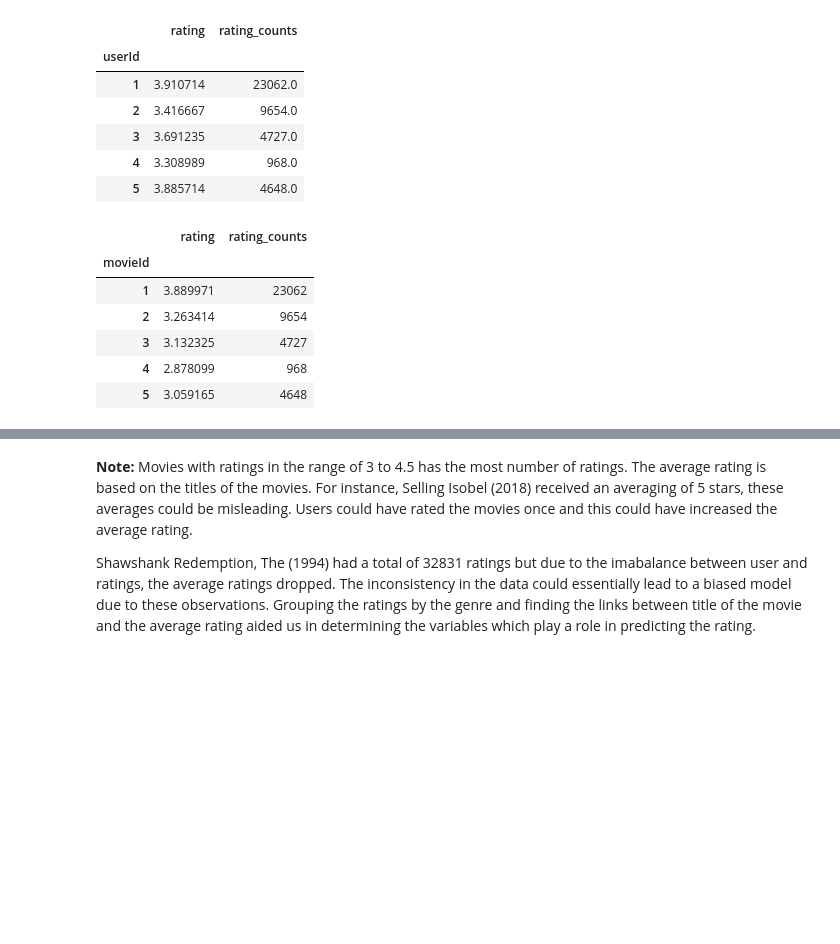
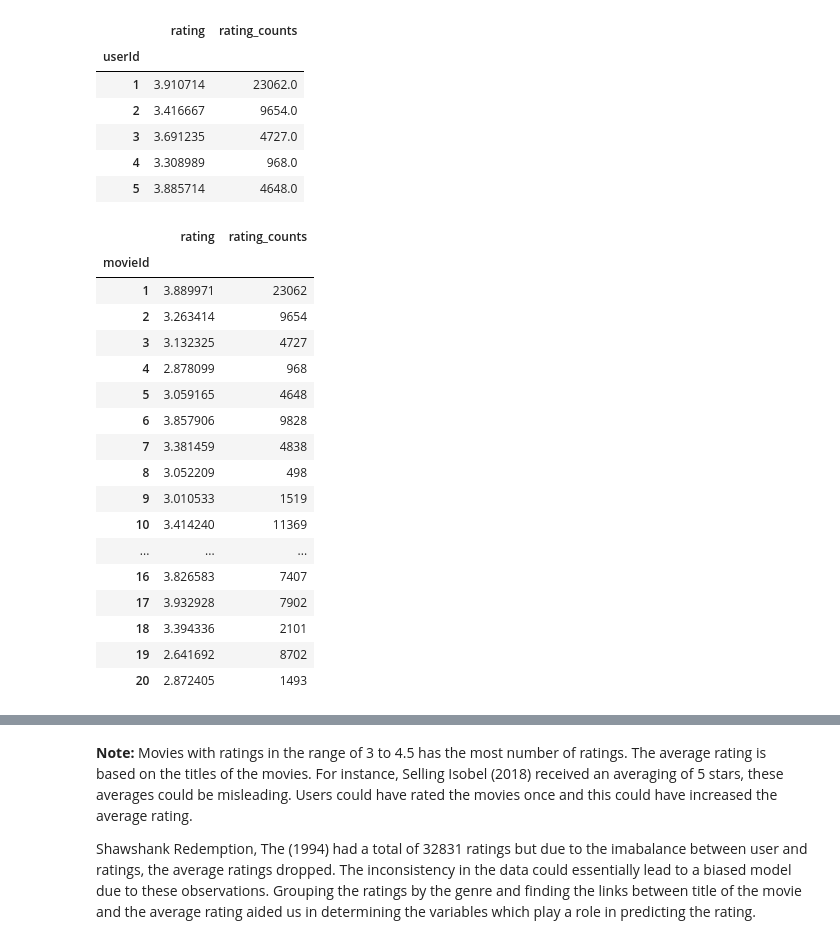
Before and after one commit to MafikengZ/Unsupervised-Learning-Recommender-Systems, a Jupyter notebook: engine.ipynb, the cells around one changed output, grey strips where cells are left out. Saved outputs shown, nothing was run; the diff lists cells and outputs as text; code cells hidden in the pictures; blank space fills up the shorter version.

```diff
--- a/engine.ipynb
+++ b/engine.ipynb
@@ -608,17 +617,28 @@ ratings_mean_count.head()
 # %%
 #Create a table showcasing Average rating per movieId and the count
 ratings_mean_count = pd.DataFrame(data.groupby('movieId')['rating'].
                                   mean())
 ratings_mean_count['rating_counts'] = pd.DataFrame(data.
                                                    groupby('movieId')
                                                    ['rating'].count())
-ratings_mean_count.head()
+ratings_mean_count.head(20)
 # %% [output]
 |  | rating | rating_counts |
 | movieId |  |  |
 | 1 | 3.889971 | 23062 |
 | 2 | 3.263414 | 9654 |
 | 3 | 3.132325 | 4727 |
 | 4 | 2.878099 | 968 |
 | 5 | 3.059165 | 4648 |
+| 6 | 3.857906 | 9828 |
+| 7 | 3.381459 | 4838 |
+| 8 | 3.052209 | 498 |
+| 9 | 3.010533 | 1519 |
+| 10 | 3.414240 | 11369 |
+| ... | ... | ... |
+| 16 | 3.826583 | 7407 |
+| 17 | 3.932928 | 7902 |
+| 18 | 3.394336 | 2101 |
+| 19 | 2.641692 | 8702 |
+| 20 | 2.872405 | 1493 |
 # %%
```
Also changed, not shown: parts of 89 cells of this notebook.
